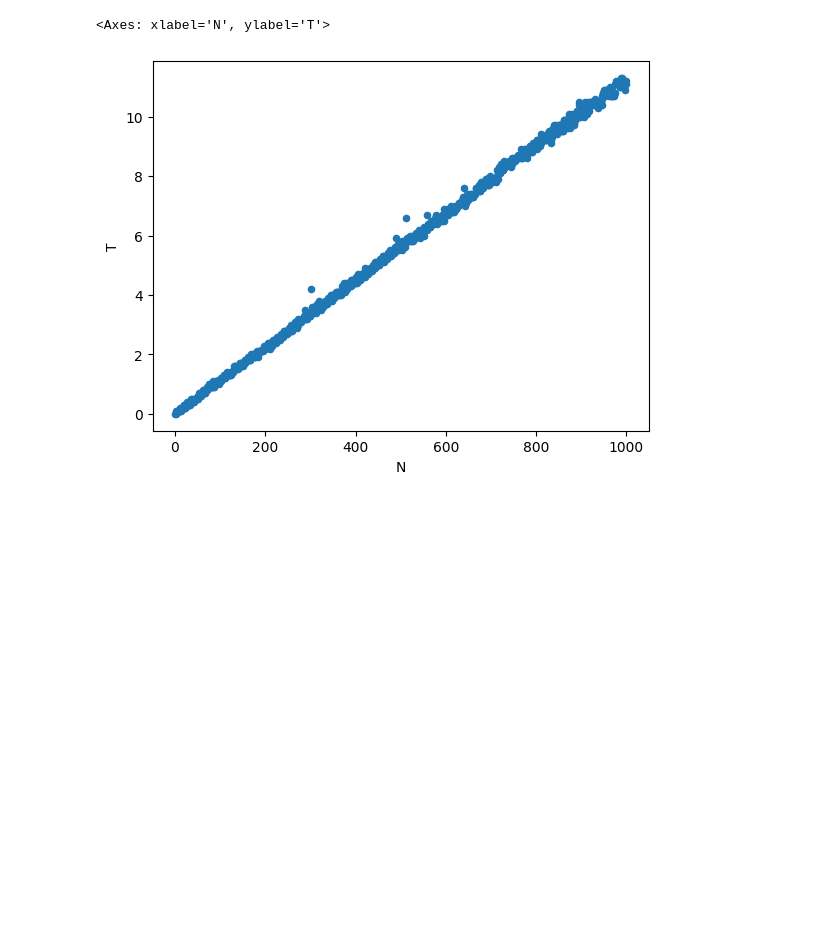
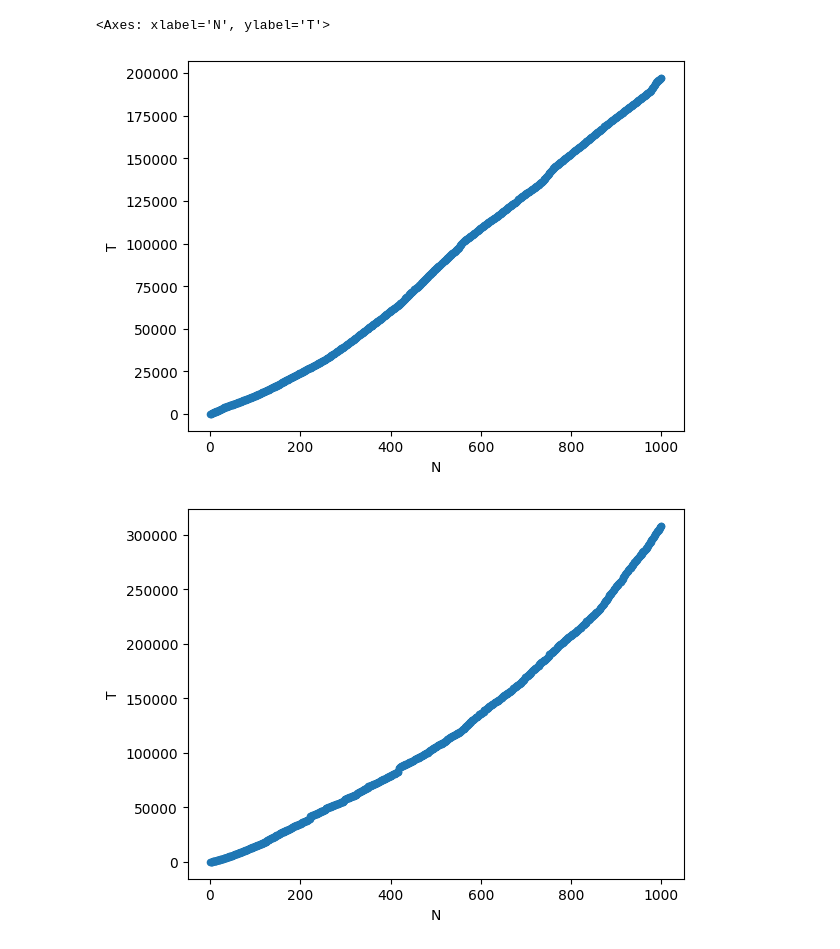
Before and after one commit to LOGHITER/lab01, a Jupyter notebook: lab01/graph.ipynb, the cells around one changed output. Drawn from its saved outputs; the diff is of its cells as text; code cells hidden in the pictures; blank space fills up the shorter version.

Commit message:
added_data

```diff
--- a/lab01/graph.ipynb
+++ b/lab01/graph.ipynb
@@ -1,12 +1,15 @@
 # %%
 import pandas as pd;
 import matplotlib.pyplot as plt;
 import numpy as np;
 import seaborn as sns;
 
-data = pd.read_csv('data1.csv')
+data = pd.read_csv('data_binar_search.csv')
+data2 = pd.read_csv('data_search.csv')
 
 data.plot.scatter(x = 'N', y = 'T')
+data2.plot.scatter(x='N', y = 'T')
 # %% [output]
 <Axes: xlabel='N', ylabel='T'>
-[figure, old version]
+[figure, new version]
+[figure, added]
```
Also changed, not shown: 4 other files.
